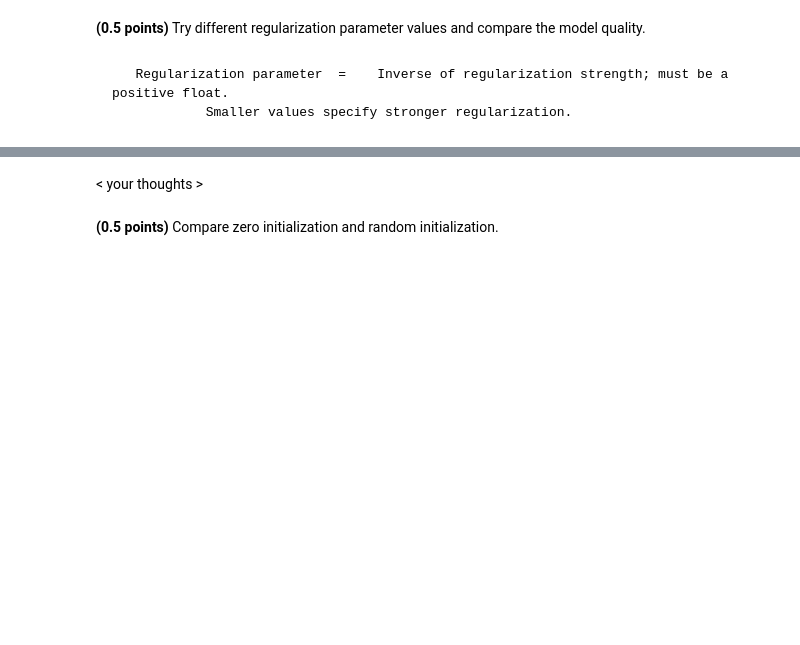
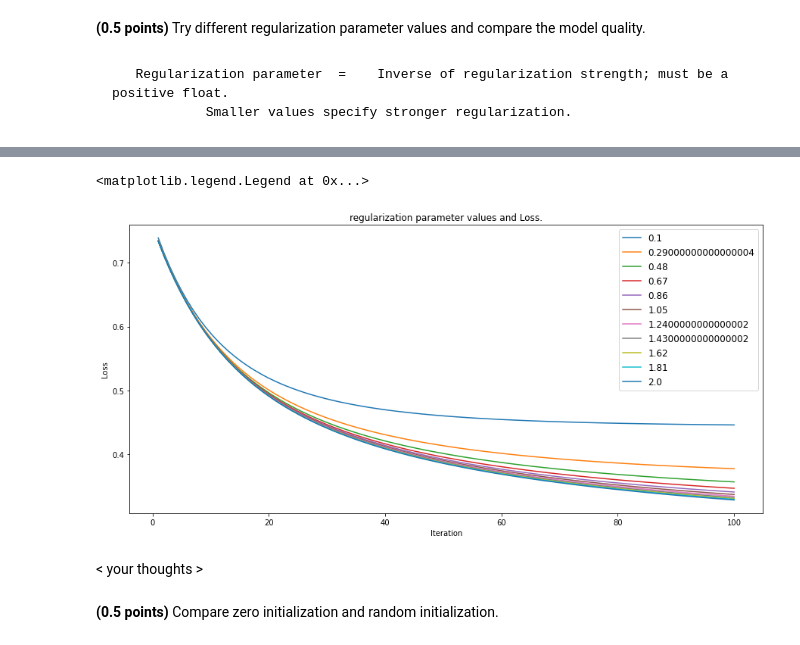
Before and after one commit to lizaveta56k/ML-22_2, a Jupyter notebook: task-5/hw_classification.ipynb, the cells around one changed output, grey strips where cells are left out. Saved outputs shown, nothing was run; the diff lists cells and outputs as text; code cells hidden in the pictures; blank space fills up the shorter version.

```diff
--- a/task-5/hw_classification.ipynb
+++ b/task-5/hw_classification.ipynb
@@ -257,3 +257,20 @@ sns.lineplot(x=regularization_params, y=results)
+# %%
+## your code
+plt.figure(figsize=(15,7))
+plt.xlabel('Iteration')
+plt.ylabel('Loss')
+plt.title('regularization parameter values and Loss.')
+
+for reg in regularization_params:
+    model = CustomLogisticRegression(max_iter=100, C = reg)
+    model.fit(X_train, y_train)
+    x = range(1, len(model.loss_history)+1)
+    sns.lineplot(x=[*x], y=model.loss_history)
+
+plt.legend(labels=regularization_params, loc='best', fontsize=12)
+# %% [output]
+<matplotlib.legend.Legend at 0x...>
+[figure, added]
 # %% [markdown]
 < your thoughts >
 # %% [markdown]
```
Also changed, not shown: parts of 11 cells of this notebook.
